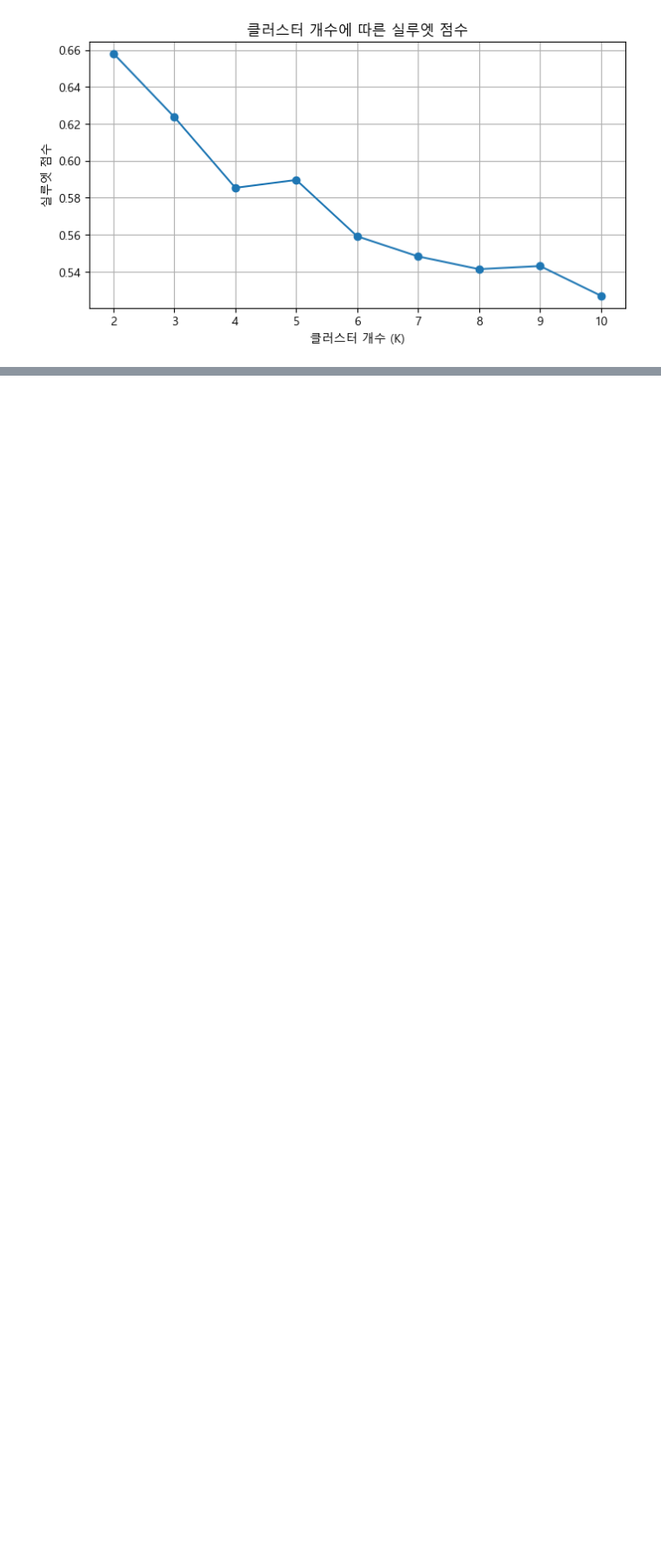
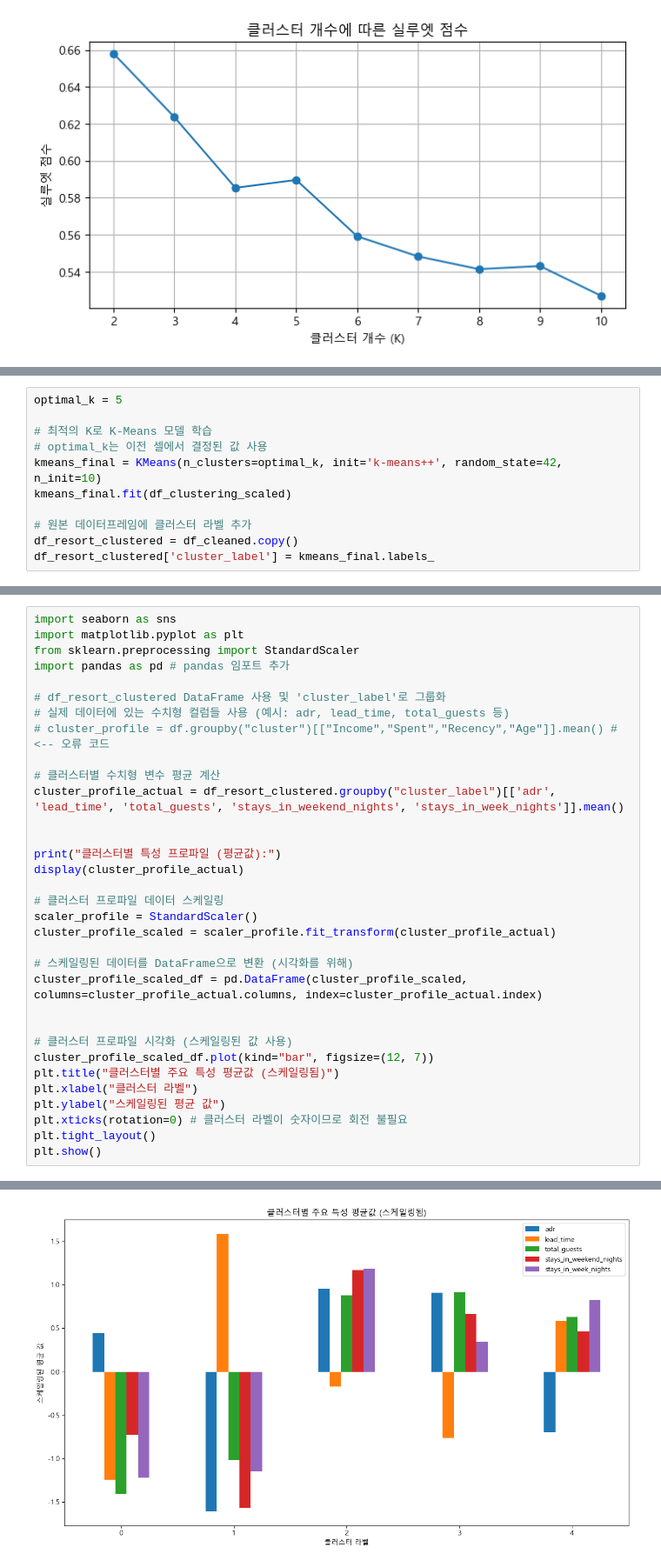
Before and after one commit to otto-Choi/Project-hotel_booking, a Jupyter notebook: notebooks/02_Clustering_customer_type.ipynb, the cells around one changed output, grey strips where cells are left out. Shown at 87% size. Drawn from its saved outputs; the diff is of its cells as text; blank space fills up the shorter version.

Commit message:
클러스터별 시각화 및 통계적 검증

```diff
--- a/notebooks/02_Clustering_customer_type.ipynb
+++ b/notebooks/02_Clustering_customer_type.ipynb
@@ -246,0 +249,11 @@ plt.show()
+# %%
+optimal_k = 5
+
+# 최적의 K로 K-Means 모델 학습
+# optimal_k는 이전 셀에서 결정된 값 사용
+kmeans_final = KMeans(n_clusters=optimal_k, init='k-means++', random_state=42, n_init=10)
+kmeans_final.fit(df_clustering_scaled)
+
+# 원본 데이터프레임에 클러스터 라벨 추가
+df_resort_clustered = df_cleaned.copy()
+df_resort_clustered['cluster_label'] = kmeans_final.labels_
@@ -246,0 +325,34 @@ plt.show()
+# %%
+import seaborn as sns
+import matplotlib.pyplot as plt
+from sklearn.preprocessing import StandardScaler
+import pandas as pd # pandas 임포트 추가
+
+# df_resort_clustered DataFrame 사용 및 'cluster_label'로 그룹화
+# 실제 데이터에 있는 수치형 컬럼들 사용 (예시: adr, lead_time, total_guests 등)
+# cluster_profile = df.groupby("cluster")[["Income","Spent","Recency","Age"]].mean() # <-- 오류 코드
+
+# 클러스터별 수치형 변수 평균 계산
+cluster_profile_actual = df_resort_clustered.groupby("cluster_label")[['adr', 'lead_time', 'total_guests', 'stays_in_weekend_nights', 'stays_in_week_nights']].mean()
+
+
+print("클러스터별 특성 프로파일 (평균값):")
+display(cluster_profile_actual)
+
+# 클러스터 프로파일 데이터 스케일링
+scaler_profile = StandardScaler()
+cluster_profile_scaled = scaler_profile.fit_transform(cluster_profile_actual)
+
+# 스케일링된 데이터를 DataFrame으로 변환 (시각화를 위해)
+cluster_profile_scaled_df = pd.DataFrame(cluster_profile_scaled, columns=cluster_profile_actual.columns, index=cluster_profile_actual.index)
+
+
+# 클러스터 프로파일 시각화 (스케일링된 값 사용)
+cluster_profile_scaled_df.plot(kind="bar", figsize=(12, 7))
+plt.title("클러스터별 주요 특성 평균값 (스케일링됨)")
+plt.xlabel("클러스터 라벨")
+plt.ylabel("스케일링된 평균 값")
+plt.xticks(rotation=0) # 클러스터 라벨이 숫자이므로 회전 불필요
+plt.tight_layout()
+plt.show()
+# %% [output]
@@ -246,0 +367 @@ plt.show()
+[figure, added]
```
Also changed, not shown: parts of 18 cells of this notebook.
